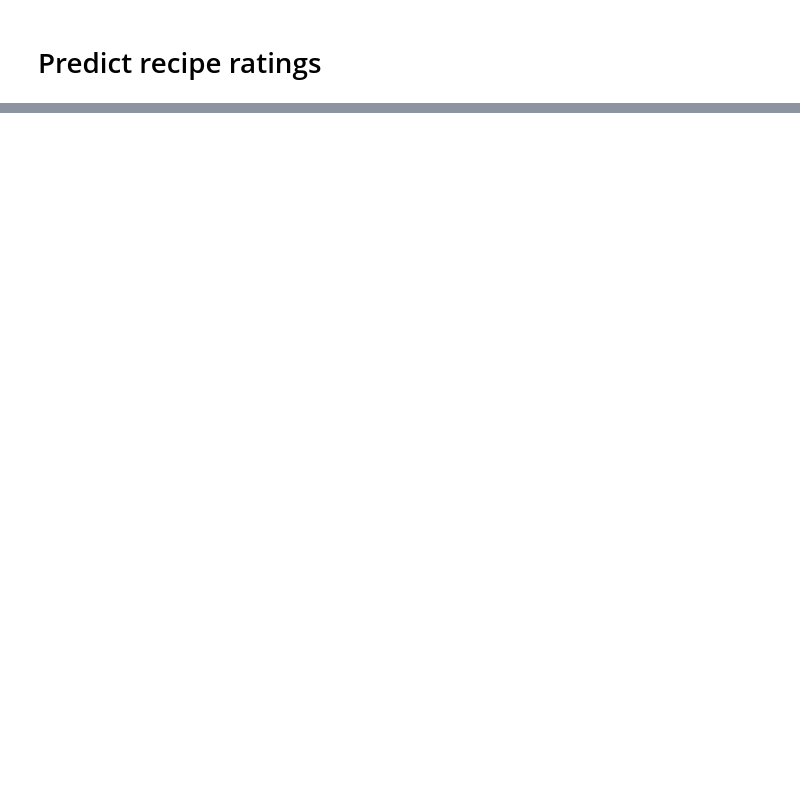
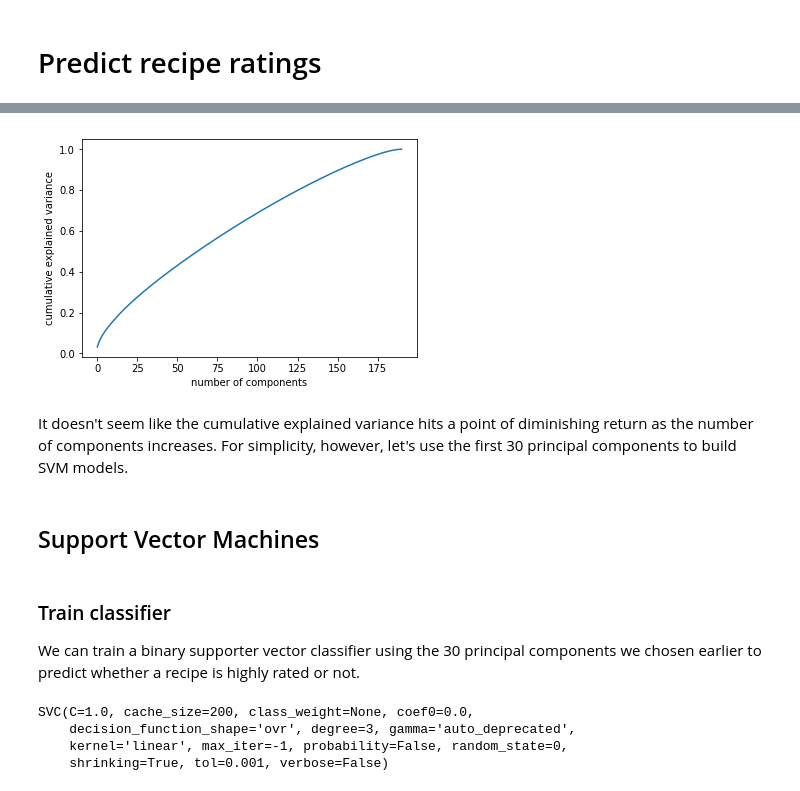
Before and after one commit to Yuan-Meng/SVM, a Jupyter notebook: svm_recipes.ipynb, the cells around one changed output, grey strips where cells are left out. Cells and saved outputs as stored; diff of their text form; code cells hidden in the pictures; blank space fills up the shorter version.

```diff
--- a/svm_recipes.ipynb
+++ b/svm_recipes.ipynb
@@ -18,0 +158,5 @@ raw_data = pd.read_csv('https://tf-assets-prod.s3.amazonaws.com/tf-curric/data-s
+# %%
+# Select these features
+selected = coef[coef != 0].index.tolist()
+X_train = df_train[selected]
+X_test = df_test[selected]
@@ -18,0 +166,6 @@ raw_data = pd.read_csv('https://tf-assets-prod.s3.amazonaws.com/tf-curric/data-s
+# %%
+from sklearn.preprocessing import StandardScaler
+
+scaler = StandardScaler()
+X_train = scaler.fit_transform(X_train)
+X_test = scaler.fit_transform(X_test)
@@ -18,0 +175,11 @@ raw_data = pd.read_csv('https://tf-assets-prod.s3.amazonaws.com/tf-curric/data-s
+# %%
+from sklearn.decomposition import PCA
+
+pca = PCA().fit(X_train)
+plt.plot(np.cumsum(pca.explained_variance_ratio_))
+plt.xlabel("number of components")
+plt.ylabel("cumulative explained variance");
+# %% [output]
+[figure, added]
+# %% [markdown]
+It doesn't seem like the cumulative explained variance hits a point of diminishing return as the number of components increases. For simplicity, however, let's use the first 30 principal components to build SVM models.
@@ -18,0 +192,14 @@ raw_data = pd.read_csv('https://tf-assets-prod.s3.amazonaws.com/tf-curric/data-s
+# %% [markdown]
+## Support Vector Machines
+# %% [markdown]
+### Train classifier
+We can train a binary supporter vector classifier using the 30 principal components we chosen earlier to predict whether a recipe is highly rated or not.
+# %%
+svc = SVC(kernel="linear", C=1.0, random_state=0)
+
+svc.fit(X_train, y_train)
+# %% [output]
+SVC(C=1.0, cache_size=200, class_weight=None, coef0=0.0,
+    decision_function_shape='ovr', degree=3, gamma='auto_deprecated',
+    kernel='linear', max_iter=-1, probability=False, random_state=0,
+    shrinking=True, tol=0.001, verbose=False)
```
Also changed, not shown: parts of 35 cells of this notebook.
